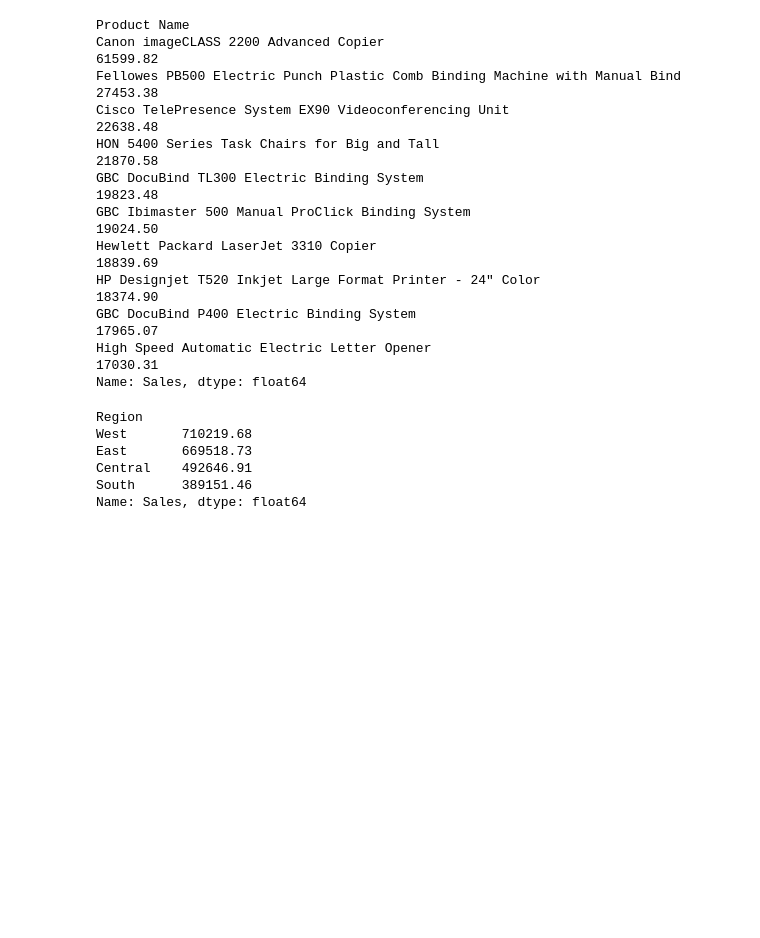
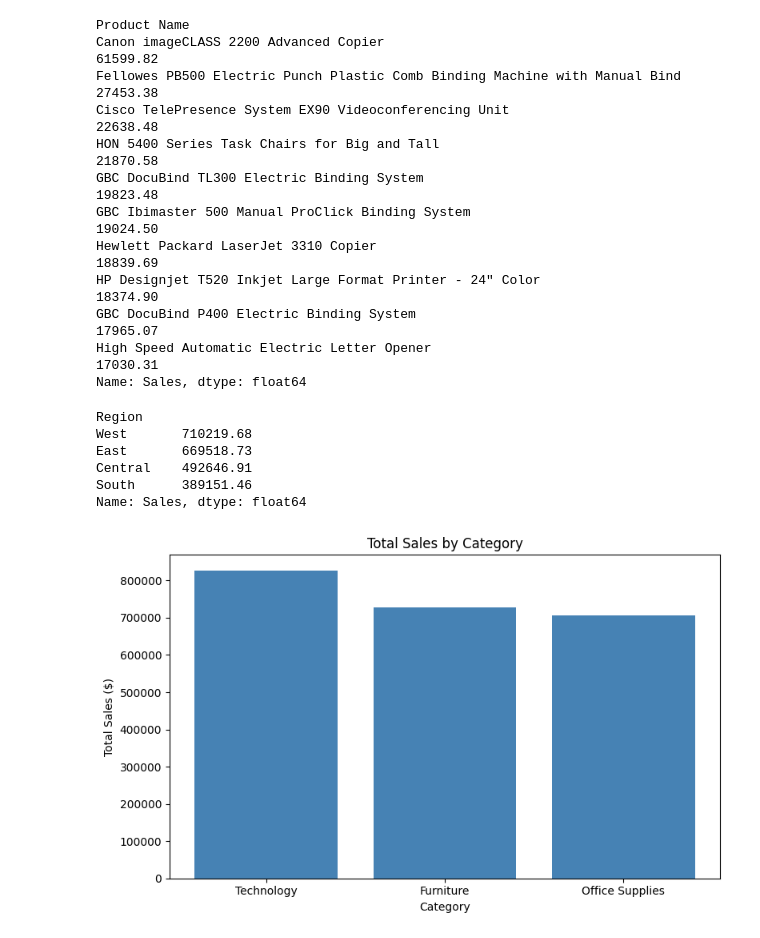
Before and after one commit to HRSZ615/Superstore-sales-analysis, a Jupyter notebook: superstore_sales_analysis.ipynb, the cells around one changed output. Cells and saved outputs as stored; diff of their text form; code cells hidden in the pictures; blank space fills up the shorter version.

```diff
--- a/superstore_sales_analysis.ipynb
+++ b/superstore_sales_analysis.ipynb
@@ -121,3 +121,17 @@ East       669518.73
 Central    492646.91
 South      389151.46
 Name: Sales, dtype: float64
+# %%
+import matplotlib.pyplot as plt
+categories = ['Technology', 'Furniture', 'Office Supplies']
+sales = [827455.87, 728658.58, 705422.33]
+
+plt.figure(figsize = (8,5))
+plt.bar(categories, sales, color = 'steelblue')
+plt.title('Total Sales by Category')
+plt.xlabel('Category')
+plt.ylabel('Total Sales ($)')
+plt.tight_layout()
+plt.show()
+# %% [output]
+[figure, added]
```
Also changed, not shown: parts of 3 cells of this notebook.
